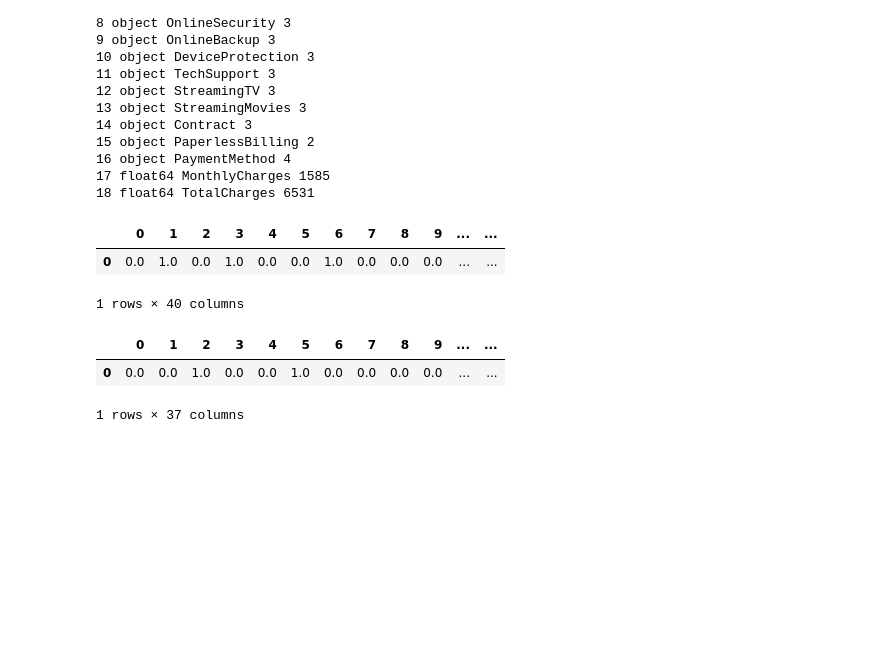
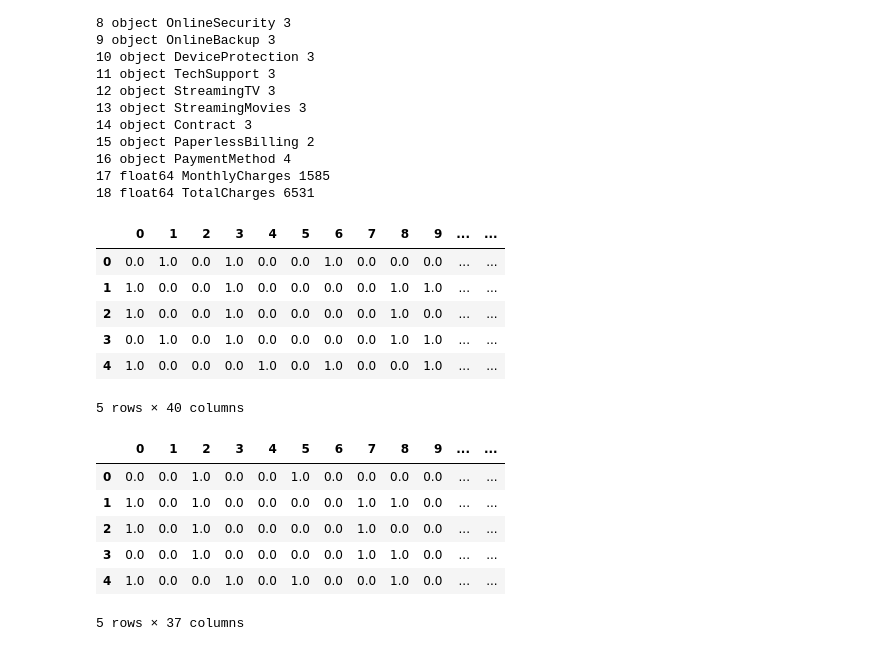
Before and after one commit to FarhadZafari/customer-churn-analysis, a Jupyter notebook: customer-churn-analysis.ipynb, the cells around one changed output. Saved outputs shown, nothing was run; the diff lists cells and outputs as text; code cells hidden in the pictures; blank space fills up the shorter version.

```diff
--- a/customer-churn-analysis.ipynb
+++ b/customer-churn-analysis.ipynb
@@ -98,7 +106,6 @@ pd.DataFrame(Y[:1])
 # Encode the two-value columns using LabelEncoding and the multi-value columns using one hot encoder
 LE1 = LabelEncoder()
 multi_value_categorical = []
-numerical_cols = []
 for i in range(data.shape[1]-1):
     col_type = str(data.dtypes[i])
     col_name = str(data.columns[i])
@@ -109,9 +116,7 @@ for i in range(data.shape[1]-1):
             X[:,i] = np.array(LE1.fit_transform(X[:,i]))
         else:
             multi_value_categorical.append(i)
-    else:
-        numerical_cols.append(i)
-ct = ColumnTransformer(transformers=[('encoder',OneHotEncoder(),[6, 7, 8, 9, 10, 11, 12, 13, 14, 16])],remainder="passthrough")
+ct = ColumnTransformer(transformers=[('encoder',OneHotEncoder(), multi_value_categorical)],remainder="passthrough")
 X = np.array(ct.fit_transform(X))
 Y[:] = np.array(LE1.fit_transform(Y[:]))
 # %% [output]
@@ -135,11 +140,15 @@ Y[:] = np.array(LE1.fit_transform(Y[:]))
 17 float64 MonthlyCharges 1585
 18 float64 TotalCharges 6531
 # %%
-pd.DataFrame(X[:1])
+pd.DataFrame(X[:5])
 # %% [output]
 |  | 0 | 1 | 2 | 3 | 4 | 5 | 6 | 7 | 8 | 9 | ... | ... |
 | 0 | 0.0 | 1.0 | 0.0 | 1.0 | 0.0 | 0.0 | 1.0 | 0.0 | 0.0 | 0.0 | ... | ... |
+| 1 | 1.0 | 0.0 | 0.0 | 1.0 | 0.0 | 0.0 | 0.0 | 0.0 | 1.0 | 1.0 | ... | ... |
+| 2 | 1.0 | 0.0 | 0.0 | 1.0 | 0.0 | 0.0 | 0.0 | 0.0 | 1.0 | 0.0 | ... | ... |
+| 3 | 0.0 | 1.0 | 0.0 | 1.0 | 0.0 | 0.0 | 0.0 | 0.0 | 1.0 | 1.0 | ... | ... |
+| 4 | 1.0 | 0.0 | 0.0 | 0.0 | 1.0 | 0.0 | 1.0 | 0.0 | 0.0 | 1.0 | ... | ... |
-1 rows × 40 columns
+5 rows × 40 columns
 # %%
 # Apply feature selection. This step significantly improves the results:
 sel = VarianceThreshold(threshold=(.8 * (1 - .8)))
@@ -157,9 +156,13 @@ print(X.shape)
 # %%
-pd.DataFrame(X[:1])
+pd.DataFrame(X[:5])
 # %% [output]
 |  | 0 | 1 | 2 | 3 | 4 | 5 | 6 | 7 | 8 | 9 | ... | ... |
 | 0 | 0.0 | 0.0 | 1.0 | 0.0 | 0.0 | 1.0 | 0.0 | 0.0 | 0.0 | 0.0 | ... | ... |
+| 1 | 1.0 | 0.0 | 1.0 | 0.0 | 0.0 | 0.0 | 0.0 | 1.0 | 1.0 | 0.0 | ... | ... |
+| 2 | 1.0 | 0.0 | 1.0 | 0.0 | 0.0 | 0.0 | 0.0 | 1.0 | 0.0 | 0.0 | ... | ... |
+| 3 | 0.0 | 0.0 | 1.0 | 0.0 | 0.0 | 0.0 | 0.0 | 1.0 | 1.0 | 0.0 | ... | ... |
+| 4 | 1.0 | 0.0 | 0.0 | 1.0 | 0.0 | 1.0 | 0.0 | 0.0 | 1.0 | 0.0 | ... | ... |
-1 rows × 37 columns
+5 rows × 37 columns
 # %%
 X_train,X_test,Y_train,Y_test = train_test_split(X,Y,test_size=0.2,random_state=0)
 X_train = np.asarray(X_train).astype(np.float32)
```
Also changed, not shown: parts of 10 cells of this notebook.
